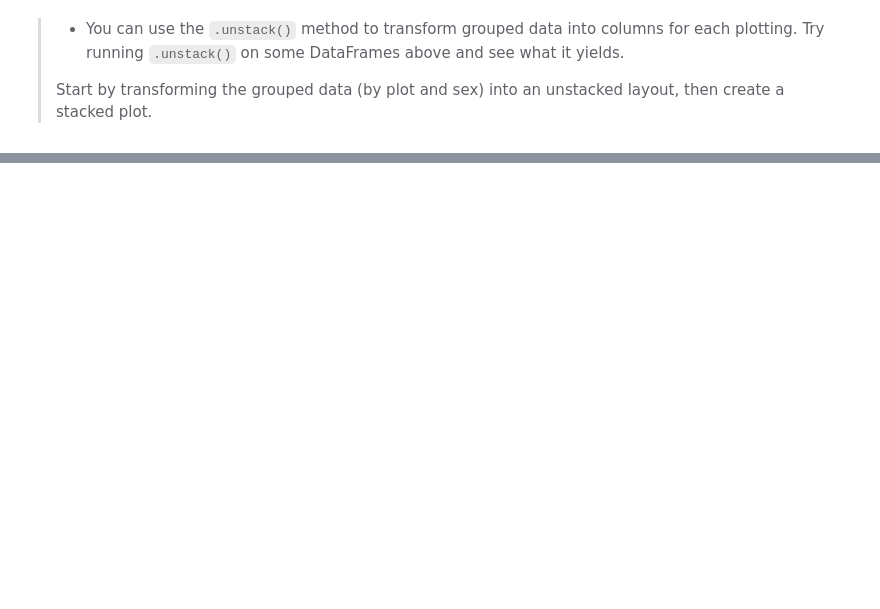
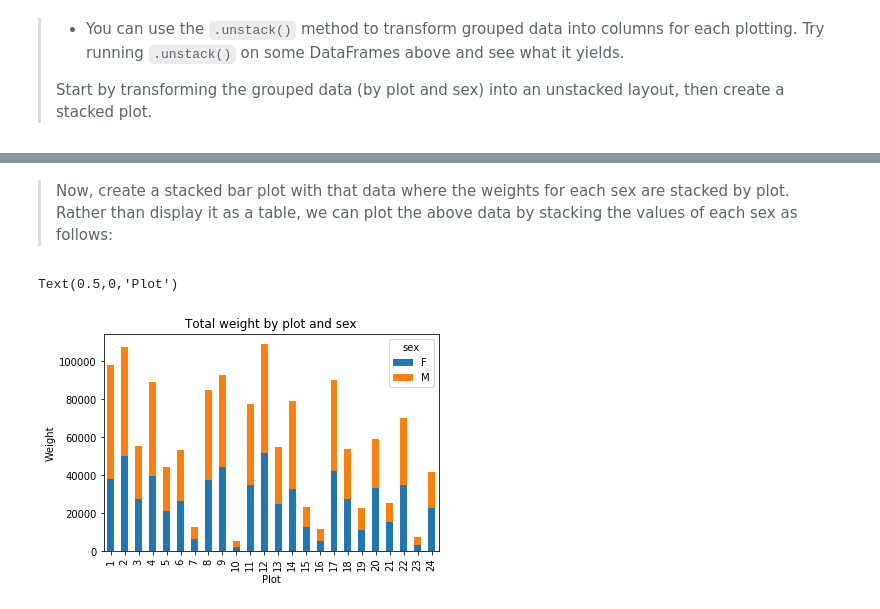
Before and after one commit to datacarpentry/python-ecology-lesson, a Jupyter notebook: _episodes_pynb/01-Starting_with_data.ipynb, the cells around one changed output, grey strips where cells are left out. Cells and saved outputs as stored; diff of their text form; code cells hidden in the pictures; blank space fills up the shorter version.

```diff
--- a/_episodes_pynb/01-Starting_with_data.ipynb
+++ b/_episodes_pynb/01-Starting_with_data.ipynb
@@ -282,0 +526,13 @@ We can also look at how many animals were captured in each plot:
+# %% [markdown]
+> Now, create a stacked bar plot with that data where the weights for each sex are stacked by plot.
+> Rather than display it as a table, we can plot the above data by stacking the values of each sex as follows:
+# %%
+by_plot_sex = surveys_df.groupby(['plot_id','sex'])
+plot_sex_count = by_plot_sex['weight'].sum()
+spc = plot_sex_count.unstack()
+s_plot = spc.plot(kind='bar',stacked=True,title="Total weight by plot and sex")
+s_plot.set_ylabel("Weight")
+s_plot.set_xlabel("Plot")
+# %% [output]
+Text(0.5,0,'Plot')
+[figure, added]
```
Also changed, not shown: parts of 28 cells of this notebook, 1 other file.
